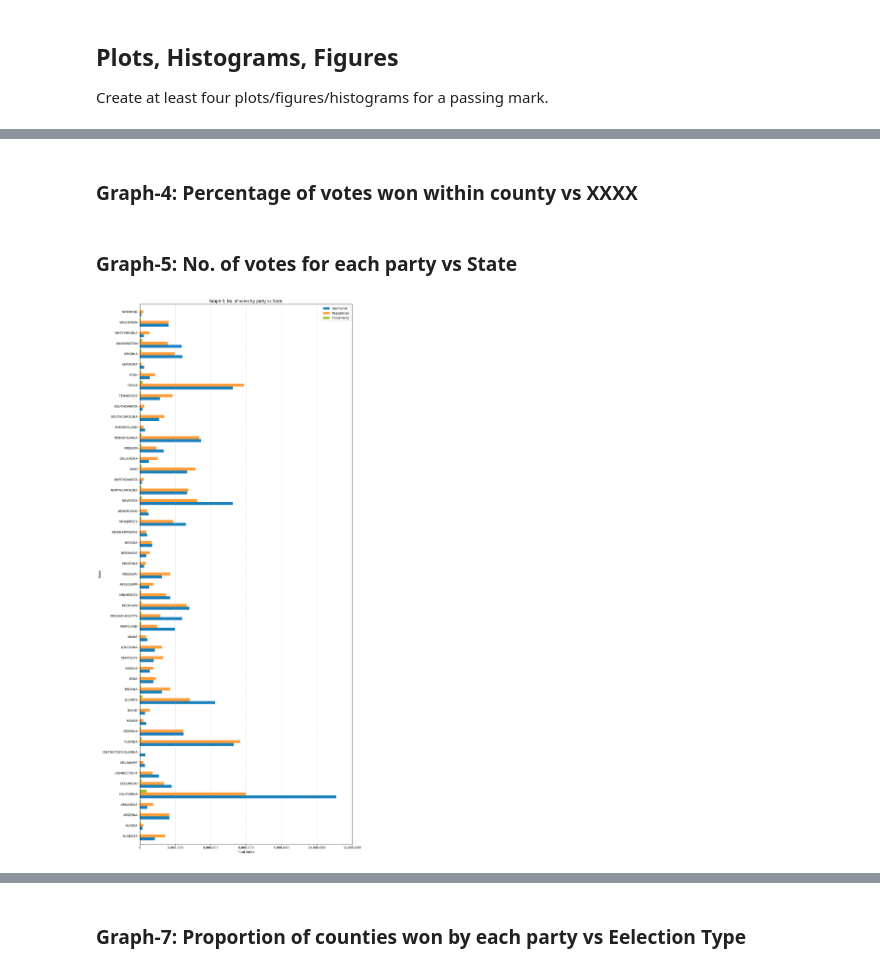
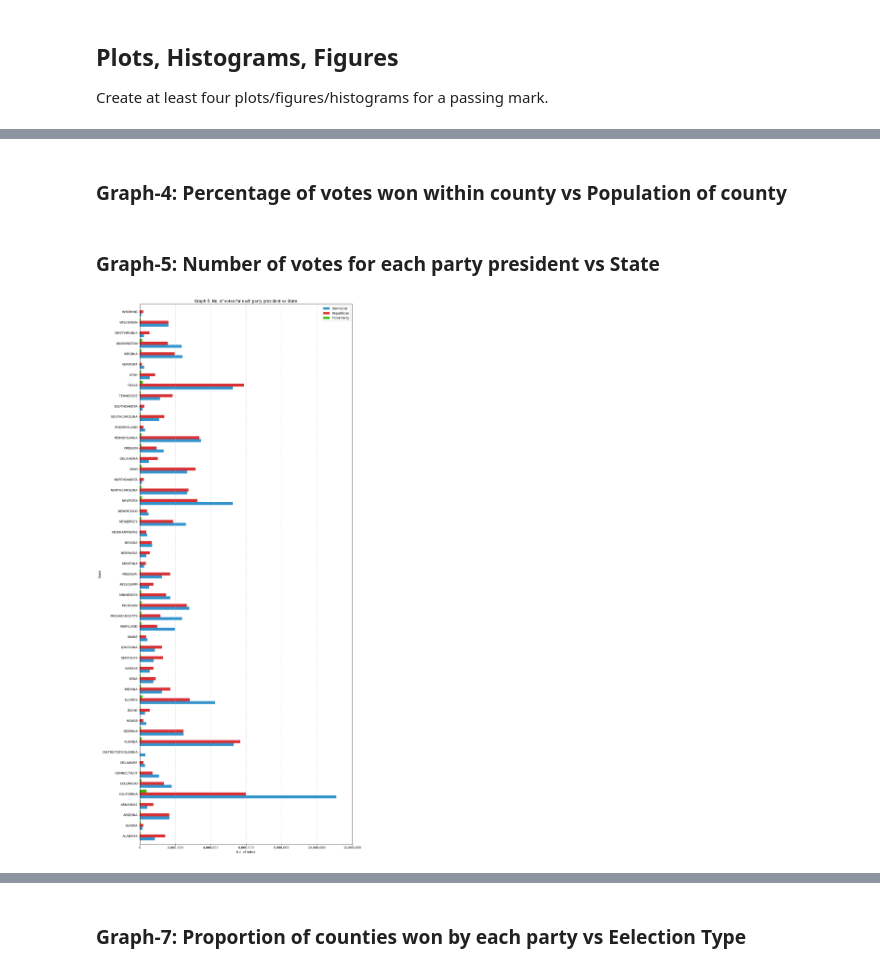
Before and after one commit to ECO225-W2025/eco225-project-code-marcus214, a Jupyter notebook: Project-One.ipynb, the cells around one changed output, grey strips where cells are left out. Saved outputs shown, nothing was run; the diff lists cells and outputs as text; code cells hidden in the pictures.

```diff
--- a/Project-One.ipynb
+++ b/Project-One.ipynb
@@ -303,9 +360,9 @@ Text(0.5, 1.0, 'Democrat')
 # %% [markdown]
-### Graph-4: Percentage of votes won within county vs XXXX
+### Graph-4: Percentage of votes won within county vs Population of county
 # %% [markdown]
-### Graph-5: No. of votes for each party vs State
+### Graph-5: Number of votes for each party president vs State
 # %%
-# Graph-5: No. of votes for each party vs State
+# Graph-5: Number of votes for each party president vs State
 from matplotlib.ticker import FuncFormatter
 
 # select columns to be ploted
@@ -324,12 +381,10 @@ pivot_df = pivot_df.fillna(0)
 fig, ax = plt.subplots(figsize=(12, 25))
 
 # Define custom colors for each type
-#colors = ['#1a80bb', '#ea801c', '#9fc8c8']
-#colors = ['#1f77b4', '#ff7f0e', '#2ca02c']  # Blue, Orange, Green
 colors = {
-    'Democrat': '#1a80bb',  # Blue
-    'Republican': '#ff9d3a',  # Orange
-    'Third-Party': '#98c127'  # Green
+    'Democrat': '#3594cc',  # Blue
+    'Republican': '#d83034',  # Red
+    'Third-Party': '#36b700'  # Green
 }
 
 # Number of states
@@ -343,34 +398,34 @@ index = np.arange(n_states)
 
 # Plotting each party
 for i, party in enumerate(['Democrat', 'Republican', 'Third-Party']):
     ax.barh(index + i * bar_height, pivot_df[party], bar_height, label=party, color=colors[party])
 
 # Adding labels and title
-ax.set_xlabel('Total Votes')
+ax.set_xlabel('No. of votes')
 ax.set_ylabel('State')
-ax.set_title('Graph-5: No. of votes by party vs State')
+ax.set_title('Graph-5: No. of votes for each party president vs State')
 ax.set_yticks(index + bar_height)
 ax.set_yticklabels(pivot_df['state'])
 ax.legend()
 ax.grid(axis='x', linestyle='--', alpha=0.5)
 
 # Format x-axis ticks as integers
 def format_votes(x, pos):
     return f'{int(x):,}'  # Format as integer with commas as thousand separators
 
 # format x-axis label
 ax.xaxis.set_major_formatter(FuncFormatter(format_votes))
 
 # Adjust y-axis limits to remove extra white space
 ax.set_xlim(0, 12000000)
 ax.set_ylim(-0.5, n_states)  # Adjust the limits to fit the bars tightly
 
 # Move the legend to the top
 #ax.legend(loc='lower center', bbox_to_anchor=(0.5, 1.0), ncol=3, fontsize='medium')
 
 # Show the plot
 plt.tight_layout()
 plt.show()
 # %% [output]
-[figure, old version]
+[figure, new version]
 # %% [markdown]
```
Also changed, not shown: parts of 15 cells of this notebook.
